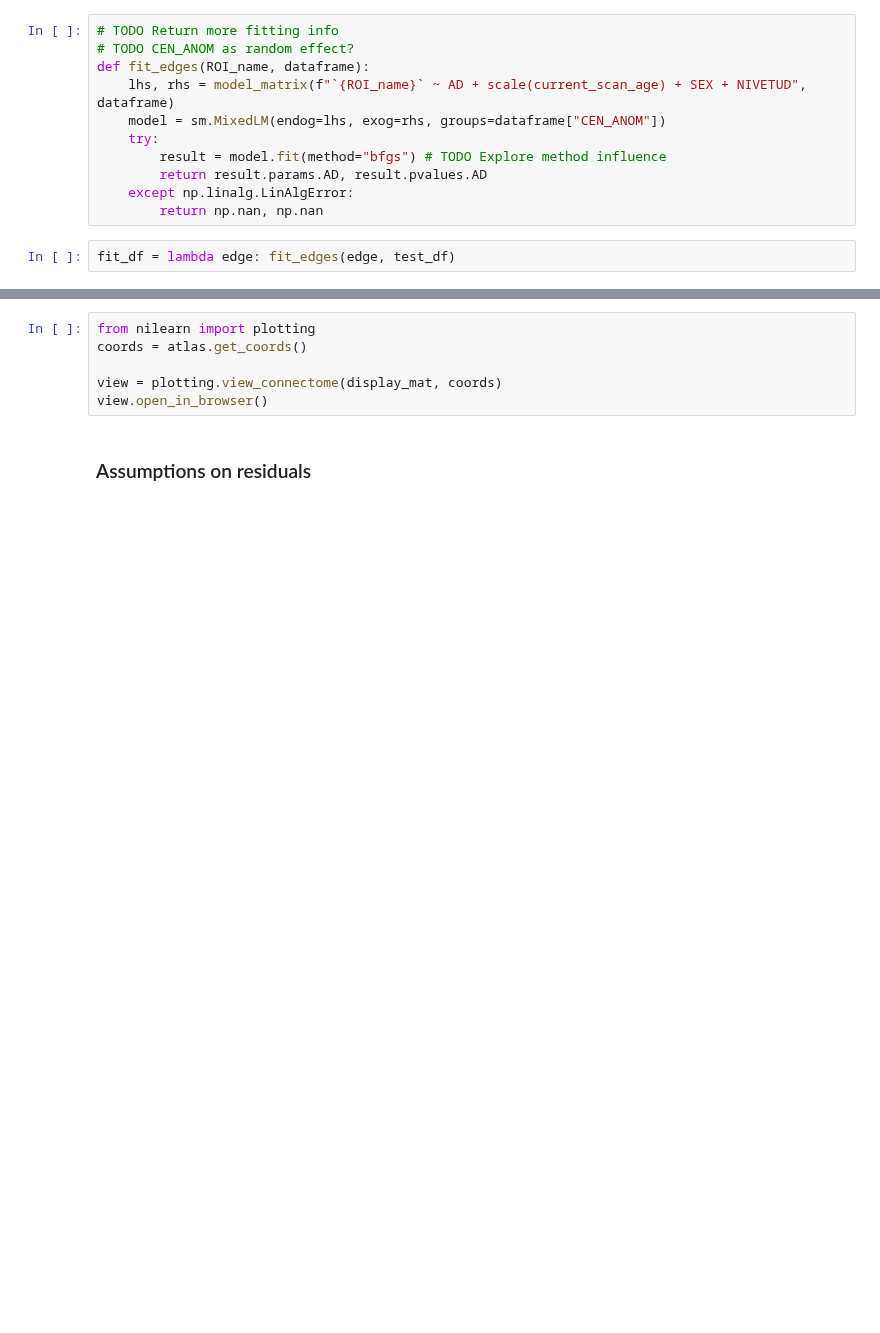
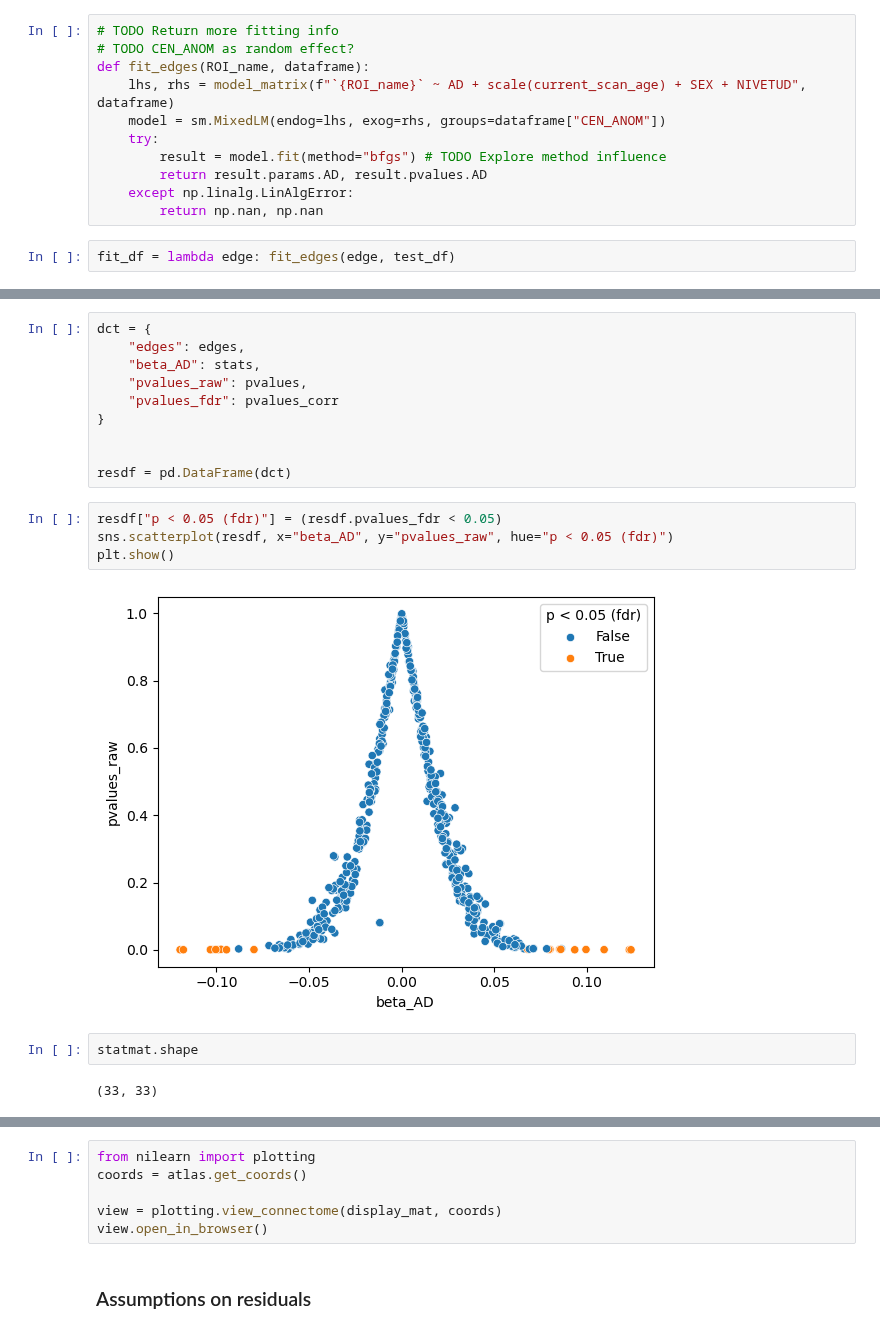
Before and after one commit to jonathan-legrand/bold-dementia, a Jupyter notebook: notebooks/mixed_glm.ipynb, the cells around one changed output, grey strips where cells are left out. Saved outputs shown, nothing was run; the diff lists cells and outputs as text; blank space fills up the shorter version.

```diff
--- a/notebooks/mixed_glm.ipynb
+++ b/notebooks/mixed_glm.ipynb
@@ -213,3 +238,23 @@ plt.show()
+# %%
+dct = {
+    "edges": edges,
+    "beta_AD": stats,
+    "pvalues_raw": pvalues,
+    "pvalues_fdr": pvalues_corr
+}
+
+
+resdf = pd.DataFrame(dct)
+# %%
+resdf["p < 0.05 (fdr)"] = (resdf.pvalues_fdr < 0.05)
+sns.scatterplot(resdf, x="beta_AD", y="pvalues_raw", hue="p < 0.05 (fdr)")
+plt.show()
+# %% [output]
+[figure, added]
+# %%
+statmat.shape
+# %% [output]
+(33, 33)
 # %%
 joblib.dump(statmat, matrices_path / "EFW_glm_stat.joblib")
 joblib.dump(pmat, matrices_path / "EFW_glm_pvalues.joblib")
```
Also changed, not shown: parts of 9 cells of this notebook, 4 other files.
